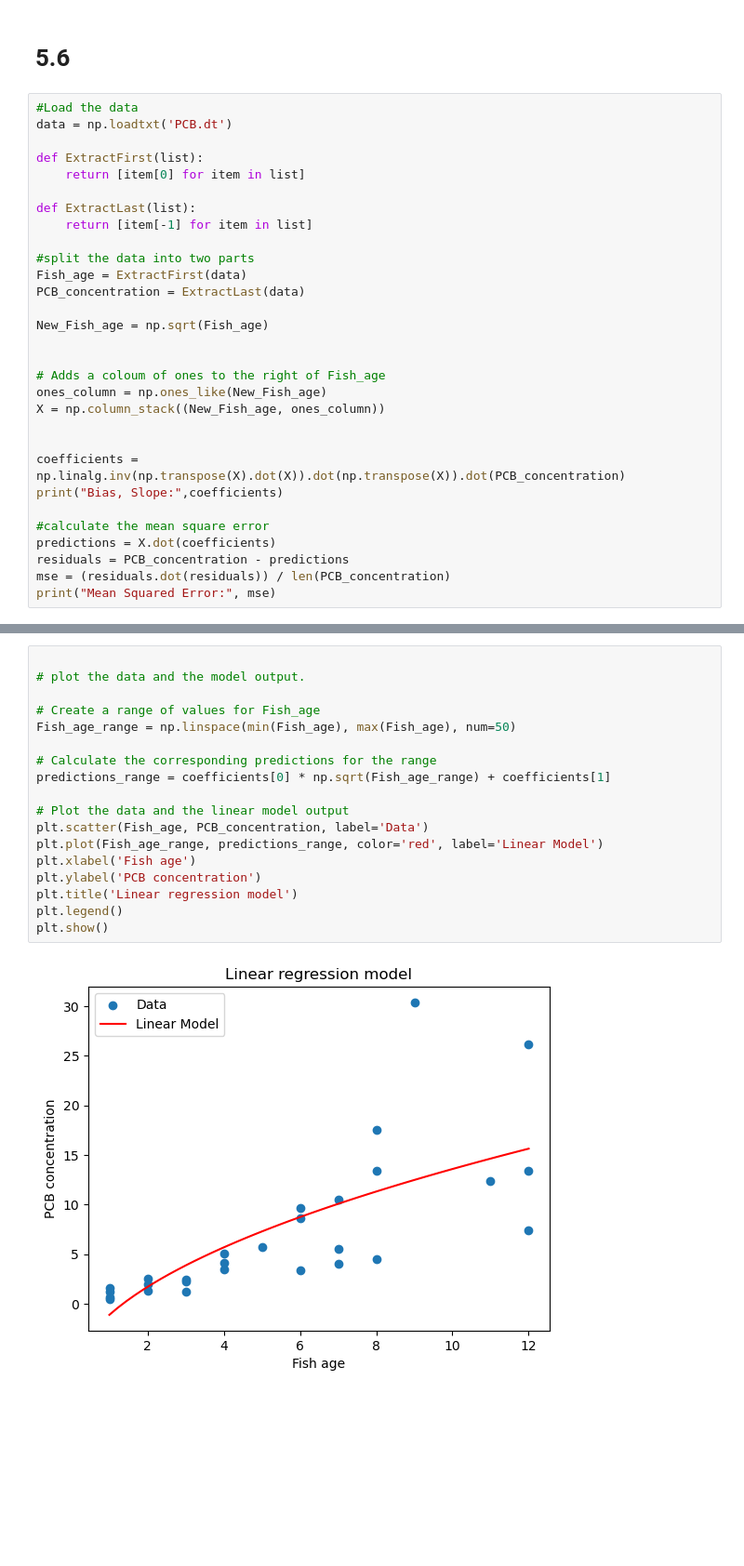
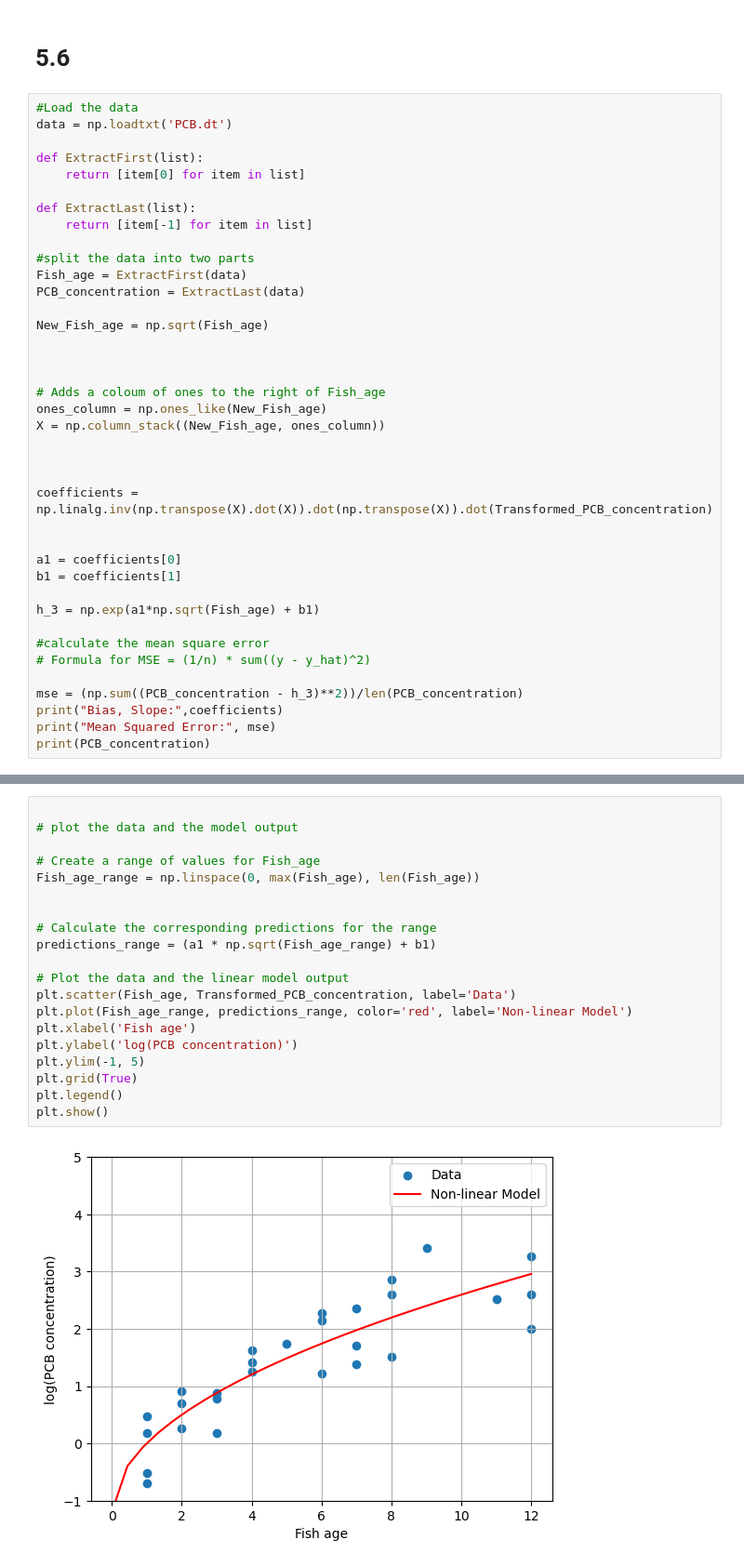
Before and after one commit to AblaZe42/MachineLearningA, a Jupyter notebook: Assignments/Assignment 2/HA-2.ipynb, the cells around one changed output, grey strips where cells are left out. Shown at 93% size. Cells and saved outputs as stored; diff of their text form; blank space fills up the shorter version.

```diff
--- a/Assignments/Assignment 2/HA-2.ipynb
+++ b/Assignments/Assignment 2/HA-2.ipynb
@@ -302,17 +297,26 @@ PCB_concentration = ExtractLast(data)
 New_Fish_age = np.sqrt(Fish_age)
 
 
+
 # Adds a coloum of ones to the right of Fish_age
 ones_column = np.ones_like(New_Fish_age)
 X = np.column_stack((New_Fish_age, ones_column))
 
 
-coefficients = np.linalg.inv(np.transpose(X).dot(X)).dot(np.transpose(X)).dot(PCB_concentration)
-print("Bias, Slope:",coefficients)
+
+coefficients = np.linalg.inv(np.transpose(X).dot(X)).dot(np.transpose(X)).dot(Transformed_PCB_concentration)
+
+
+a1 = coefficients[0]
+b1 = coefficients[1]
+
+h_3 = np.exp(a1*np.sqrt(Fish_age) + b1)
 
 #calculate the mean square error
-predictions = X.dot(coefficients)
-residuals = PCB_concentration - predictions
-mse = (residuals.dot(residuals)) / len(PCB_concentration)
+# Formula for MSE = (1/n) * sum((y - y_hat)^2)
+
+mse = (np.sum((PCB_concentration - h_3)**2))/len(PCB_concentration)
+print("Bias, Slope:",coefficients)
 print("Mean Squared Error:", mse)
+print(PCB_concentration)
 # %% [output]
@@ -321,20 +326,22 @@ Mean Squared Error: 26.008949957277633
 # %%
 
-# plot the data and the model output.
+# plot the data and the model output
 
 # Create a range of values for Fish_age
-Fish_age_range = np.linspace(min(Fish_age), max(Fish_age), num=50)
+Fish_age_range = np.linspace(0, max(Fish_age), len(Fish_age))
+
 
 # Calculate the corresponding predictions for the range
-predictions_range = coefficients[0] * np.sqrt(Fish_age_range) + coefficients[1]
+predictions_range = (a1 * np.sqrt(Fish_age_range) + b1)
 
 # Plot the data and the linear model output
-plt.scatter(Fish_age, PCB_concentration, label='Data')
-plt.plot(Fish_age_range, predictions_range, color='red', label='Linear Model')
+plt.scatter(Fish_age, Transformed_PCB_concentration, label='Data')
+plt.plot(Fish_age_range, predictions_range, color='red', label='Non-linear Model')
 plt.xlabel('Fish age')
-plt.ylabel('PCB concentration')
-plt.title('Linear regression model')
+plt.ylabel('log(PCB concentration)')
+plt.ylim(-1, 5)
+plt.grid(True)
 plt.legend()
 plt.show()
 # %% [output]
-[figure, old version]
+[figure, new version]
```
Also changed, not shown: parts of 7 cells of this notebook.
